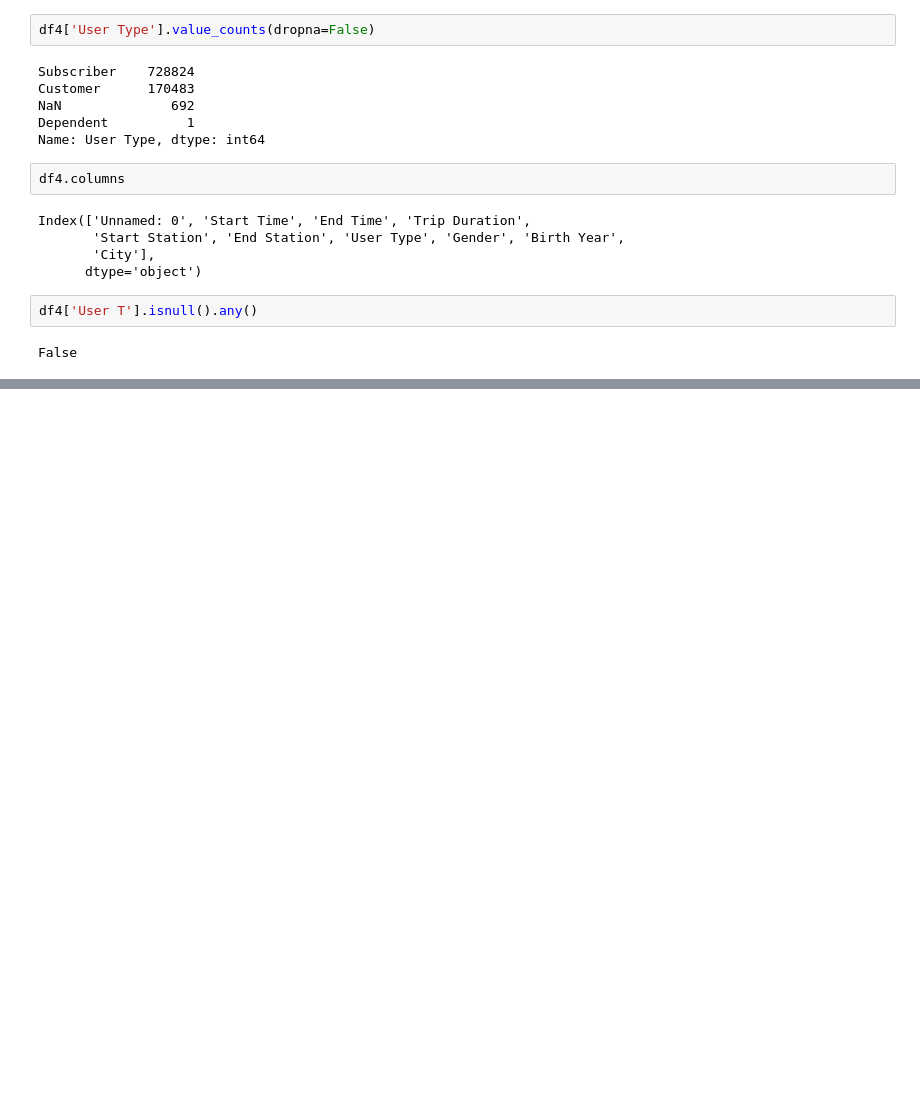
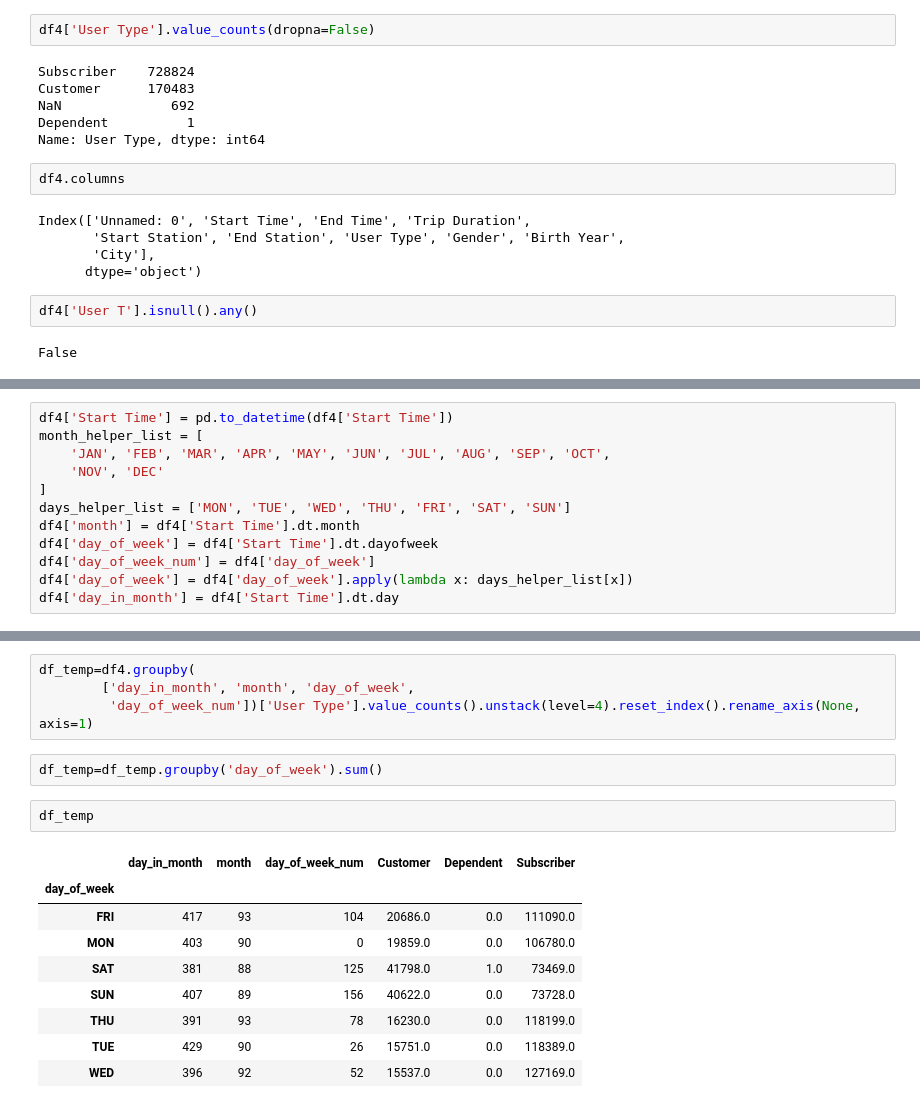
Before and after one commit to sarthak1996/Udacity-Python, a Jupyter notebook: Visualise.ipynb, the cells around one changed output, grey strips where cells are left out. Saved outputs shown, nothing was run; the diff lists cells and outputs as text; blank space fills up the shorter version.

```diff
--- a/Visualise.ipynb
+++ b/Visualise.ipynb
@@ -745,0 +759,12 @@ False
+# %%
+df4['Start Time'] = pd.to_datetime(df4['Start Time'])
+month_helper_list = [
+    'JAN', 'FEB', 'MAR', 'APR', 'MAY', 'JUN', 'JUL', 'AUG', 'SEP', 'OCT',
+    'NOV', 'DEC'
+]
+days_helper_list = ['MON', 'TUE', 'WED', 'THU', 'FRI', 'SAT', 'SUN']
+df4['month'] = df4['Start Time'].dt.month
+df4['day_of_week'] = df4['Start Time'].dt.dayofweek
+df4['day_of_week_num'] = df4['day_of_week']
+df4['day_of_week'] = df4['day_of_week'].apply(lambda x: days_helper_list[x])
+df4['day_in_month'] = df4['Start Time'].dt.day
@@ -745,0 +807,18 @@ False
+# %%
+df_temp=df4.groupby(
+        ['day_in_month', 'month', 'day_of_week',
+         'day_of_week_num'])['User Type'].value_counts().unstack(level=4).reset_index().rename_axis(None, axis=1)
+# %%
+df_temp=df_temp.groupby('day_of_week').sum()
+# %%
+df_temp
+# %% [output]
+|  | day_in_month | month | day_of_week_num | Customer | Dependent | Subscriber |
+| day_of_week |  |  |  |  |  |  |
+| FRI | 417 | 93 | 104 | 20686.0 | 0.0 | 111090.0 |
+| MON | 403 | 90 | 0 | 19859.0 | 0.0 | 106780.0 |
+| SAT | 381 | 88 | 125 | 41798.0 | 1.0 | 73469.0 |
+| SUN | 407 | 89 | 156 | 40622.0 | 0.0 | 73728.0 |
+| THU | 391 | 93 | 78 | 16230.0 | 0.0 | 118199.0 |
+| TUE | 429 | 90 | 26 | 15751.0 | 0.0 | 118389.0 |
+| WED | 396 | 92 | 52 | 15537.0 | 0.0 | 127169.0 |
```
Also changed, not shown: parts of 22 cells of this notebook, 3 other files.
